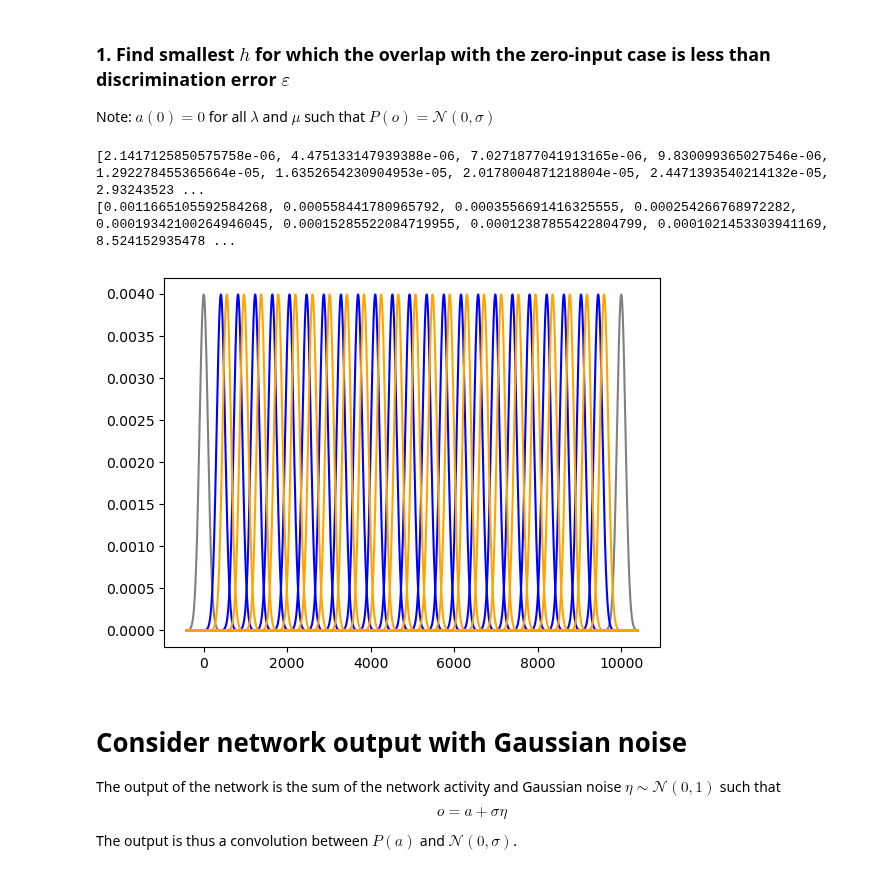
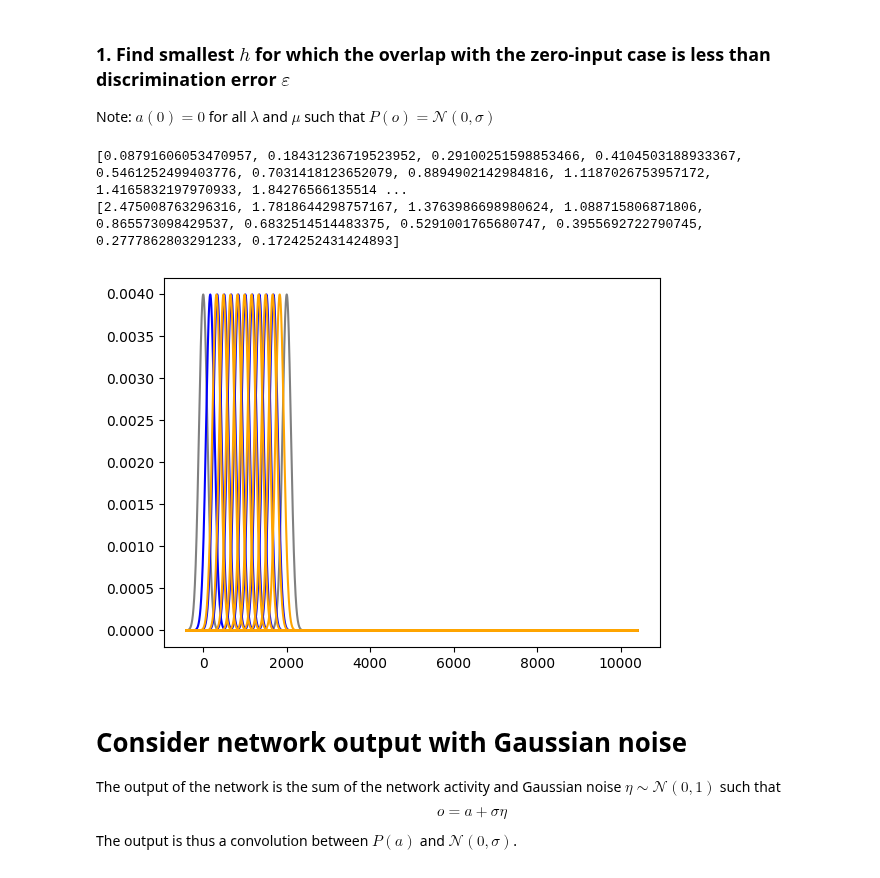
Before and after one commit to sahelazizpour/Finite-Observation-Dynamic-Range, a Jupyter notebook: 0_update/analysis.ipynb, the cells around one changed output. Cells and saved outputs as stored; diff of their text form; code cells hidden in the pictures.

Commit message:
started cleaning up; early checks show good agreement

```diff
--- a/0_update/analysis.ipynb
+++ b/0_update/analysis.ipynb
@@ -10,3 +10,7 @@ import pandas as pd
 # %%
 # global parameters
 dt=1
+epsilon=0.2
+sigma=0.01
+N=int(1e4)
+mu=0.2
@@ -25,7 +38,7 @@ def calc_overlap(pmf1, pmf2):
     return np.sum(np.minimum(pmf1, pmf2)) * 0.5
 
 
-def find_discriminable_inputs(pmf, h_range, epsilon:float, start="left"):
+def find_discriminable_inputs(pmf, h_range, pmf_refs, epsilon:float, start="left"):
     """
     Determine all inputs h in range h_range such that the overlap between all pmfs is less than epsilon
     The pmfs of h_range[0] and h_range[1] sever as boundaries
@@ -39,13 +52,15 @@ def find_discriminable_inputs(pmf, h_range, epsilon:float, start="left"):
     assert len(h_range) == 2
     h_left, h_right = h_range
     hs = []
+
     if start == "left":
         h_ref = h_left
-        pmf_end = pmf(h_right)
-    elif start == "right":
+        pmf_ref = pmf_refs[0]
+        pmf_end = pmf_refs[1]
+    if start == "right":
         h_ref = h_right
-        pmf_end = pmf(h_left)
-    pmf_ref = pmf(h_ref)
+        pmf_ref = pmf_refs[1]
+        pmf_end = pmf_refs[0]
 
     while True:
         def func(h):
@@ -54,7 +69,7 @@ def find_discriminable_inputs(pmf, h_range, epsilon:float, start="left"):
         try:
             if start == "left":
                 h_new = optimize.bisect(func, h_ref, h_right)
-            elif start == "right":
+            elif start=="right":
                 h_new = optimize.bisect(func, h_left, h_ref)
             pmf_new = pmf(h_new)
             if calc_overlap(pmf_end, pmf_new) < epsilon:
@@ -77,41 +92,37 @@ def dynamic_range(h_range):
     return 10 * (np.log10(h_right) - np.log10(h_left))
 # %%
 # test discriminable intervals
-N = int(1e4)
-mu = 0.2
-lam = 0.99999
-sigma=1e-2
+lam = 0.0
 Xs = np.arange(-4*sigma*N,N+4*sigma*N)
-epsilon=0.02
 
 def pmf(h):
     # see below for formal derivation, here just as a test
     A = mu*(1-np.exp(-h*dt))/(1-lam*(1-mu)-lam*mu*np.exp(-h*dt)) * N
     # in domain with delta = 1
     delta = 1
     return stats.norm.pdf(Xs, A, sigma*N)*delta
 
 h_range=[0,1e3]
 pmf_ref_left = pmf(h_range[0])
 pmf_ref_right = pmf(h_range[1])
 
 plt.plot(Xs,pmf_ref_left, color="gray")
 plt.plot(Xs,pmf_ref_right, color="gray")
 
-hs_left = find_discriminable_inputs(pmf,h_range, epsilon, start="left")
+hs_left = find_discriminable_inputs(pmf, h_range, [pmf_ref_left, pmf_ref_right], epsilon, start="left")
 print(hs_left)
 for h in hs_left:
     plt.plot(Xs,pmf(h), color="blue")
 
-hs_right = find_discriminable_inputs(pmf,h_range, epsilon, start="right")
+hs_right = find_discriminable_inputs(pmf,h_range, [pmf_ref_left, pmf_ref_right], epsilon, start="right")
 print(hs_right)
 for h in hs_right:
     plt.plot(Xs,pmf(h), color="orange")
 #plt.legend()
 # %% [output]
-[2.1417125850575758e-06, 4.475133147939388e-06, 7.0271877041913165e-06, 9.830099365027546e-06, 1.292278455365664e-05, 1.6352654230904953e-05, 2.0178004871218804e-05, 2.4471393540214132e-05, 2.93243523 ...
-[0.0011665105592584268, 0.000558441780965792, 0.0003556691416325555, 0.000254266768972282, 0.00019342100264946045, 0.00015285522084719955, 0.00012387855422804799, 0.0001021453303941169, 8.524152935478 ...
+[0.08791606053470957, 0.18431236719523952, 0.29100251598853466, 0.4104503188933367, 0.5461252499403776, 0.7031418123652079, 0.8894902142984816, 1.1187026753957172, 1.4165832197970933, 1.84276566135514 ...
+[2.475008763296316, 1.7818644298757167, 1.3763986698980624, 1.088715806871806, 0.865573098429537, 0.6832514514483375, 0.5291001765680747, 0.3955692722790745, 0.2777862803291233, 0.1724252431424893]
-[figure, old version]
+[figure, new version]
 # %% [markdown]
 # Consider network output with Gaussian noise
 The output of the network is the sum of the network activity and Gaussian noise $\eta\sim\mathcal{N}(0,1)$ such that
```
Also changed, not shown: parts of 15 cells of this notebook.
